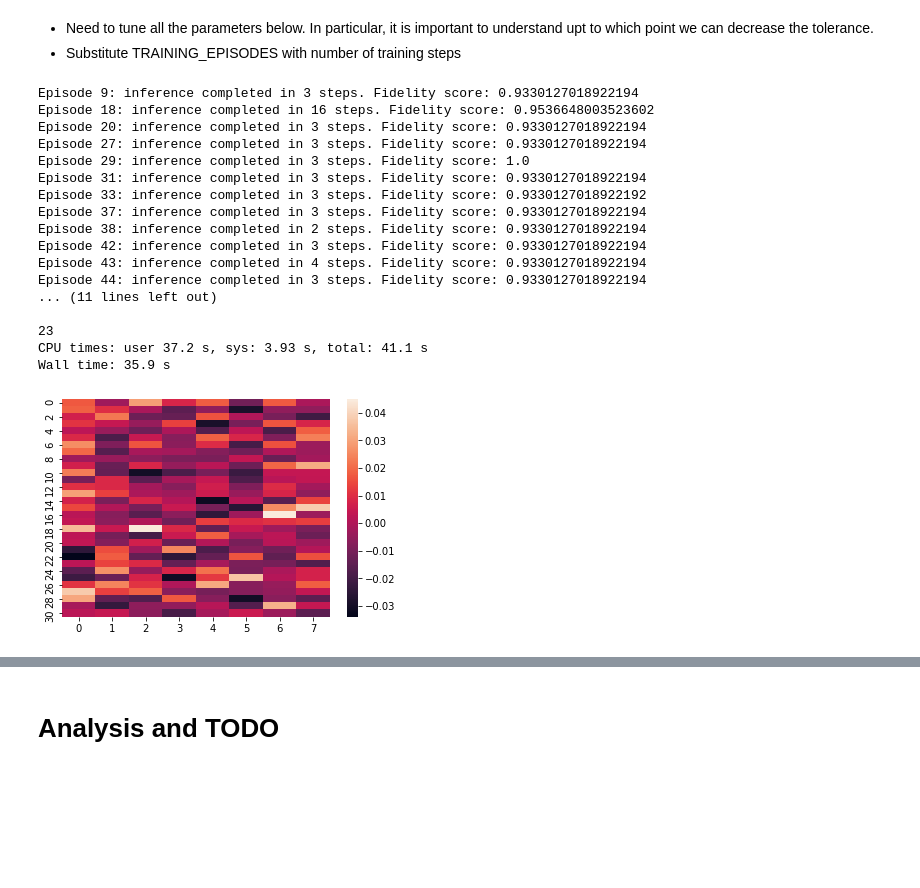
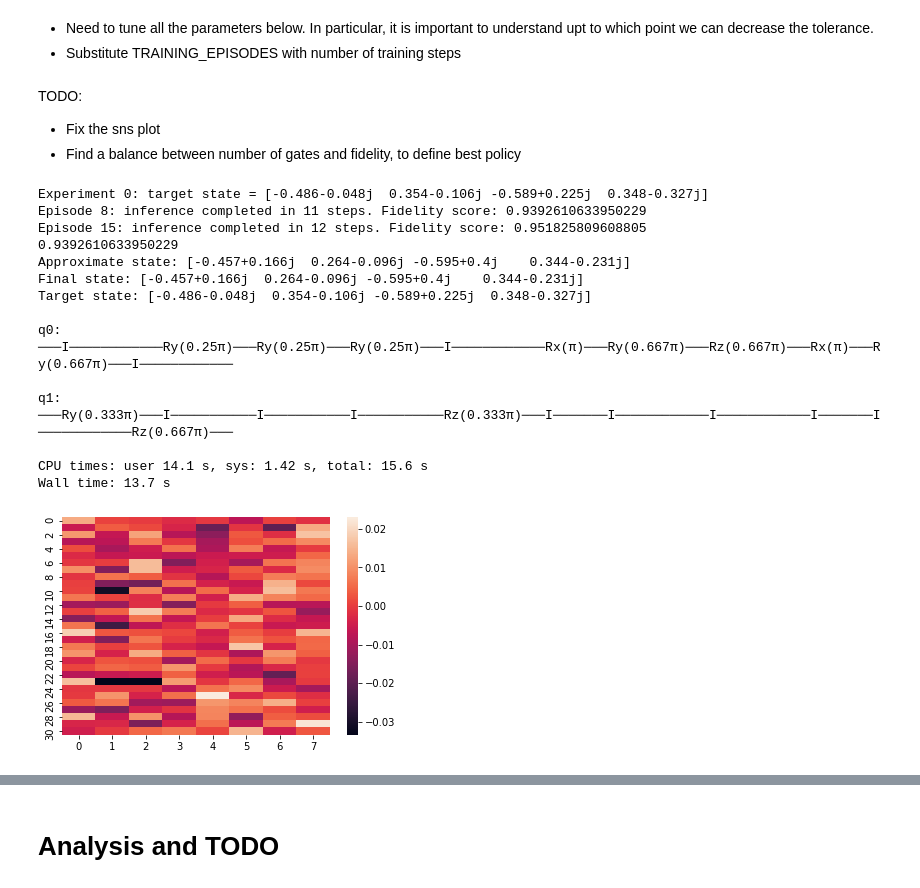
Before and after one commit to francescomontagna/Quantum-Reinforcement-Learning, a Jupyter notebook: QuantumRL.ipynb, the cells around one changed output, grey strips where cells are left out. Saved outputs shown, nothing was run; the diff lists cells and outputs as text; code cells hidden in the pictures; blank space fills up the shorter version.

Commit message:
Implemented systematic experiments. Everything works fine

```diff
--- a/QuantumRL.ipynb
+++ b/QuantumRL.ipynb
@@ -281,7 +281,7 @@ class Gates:
 #### Google Gates
 # %%
 class GoogleGates:
-  def __init__(self, keys):
+  def __init__(self, keys = list()):
     PI = math.pi
     self._keys = keys
     self._gates = [
@@ -318,7 +318,9 @@ class GoogleGates:
                   (cirq.I, cirq.rz(PI/4))
     ]
 
-    assert len(self._gates) == len(self._keys), f"Expected number of keys equals ot number of gates, instead got {(len(self._gates), len(self._keys))}"
+
+  def num_gates(self):
+    return len(self._gates)
 # %% [markdown]
 # RL Setup
 # %% [markdown]
@@ -559,7 +575,14 @@ class Experiment:
     action = self._agent._action
     while not terminal:
       reward, discount, next_s, terminal = self._env.step(action)
+
+      # Problem here: this action is taken randomly wrt to start state.
+      # This action taken randomly propagates to next inference step.
+      # Instead, I would like the first inference step to be take greedily.
+      # Add a reset step below, to take action greedily
       action = self._agent.step(reward, discount, next_s)
+
+    self._agent.reset()
 
 
   def run_inference(self, episode):
@@ -656,35 +730,50 @@ def compare_circuits(circuit_gates, final_state, target_state):
 - Substitute TRAINING_EPISODES with number of training steps
 # %%
 TOLERANCE = 0.1
-TRAINING_EPISODES = 100
+TRAINING_EPISODES = 50
 STEP_SIZE = 0.0001
 NUM_OFFLINE_UPDATES = 0 # Better remove it, I guess, we'll see
+NUM_EXPERIMENTS = 1
+# %% [markdown]
+TODO:
+- Fix the sns plot
+- Find a balance between number of gates and fidelity, to define best policy
 # %%
 %%time
-start = [1, 0, 0, 0]
-target = [0.5, 0.5, 0.5, 0.5]
-experiment = Experiment(start, target, TOLERANCE, TRAINING_EPISODES, STEP_SIZE, NUM_OFFLINE_UPDATES)
-gates_sequences, terminal_states = experiment.run_experiment()
-len_sequences = list(map(lambda x: len(x), gates_sequences))
-print()
-print(experiment._successes)
-sns.heatmap(experiment._agent._W)
+
+for i in range(NUM_EXPERIMENTS):
+  start = [1, 0, 0, 0]
+  target = get_quantum_state(TOLERANCE)
+
+  print(f"Experiment {i}: target state = {np.around(target, 3)}")
+
+  experiment = Experiment(start, target, TOLERANCE, TRAINING_EPISODES, STEP_SIZE, NUM_OFFLINE_UPDATES)
+  gates_sequences, terminal_states = experiment.run_experiment()
+  len_sequences = list(map(lambda x: len(x), gates_sequences))
+  sns.heatmap(experiment._agent._W)
+
+  idx = np.argmin(list(map(lambda x: len(x), gates_sequences)))
+  circuit_gates = gates_sequences[idx]
+  terminal_state = terminal_states[idx]
+  target_state = QuantumState(target)
+
+  print(target_state.fidelity_score(terminal_state))
+
+  compare_circuits(circuit_gates, terminal_state, target_state)
+  print("")
 # %% [output]
-Episode 9: inference completed in 3 steps. Fidelity score: 0.9330127018922194
-Episode 18: inference completed in 16 steps. Fidelity score: 0.9536648003523602
-Episode 20: inference completed in 3 steps. Fidelity score: 0.9330127018922194
-Episode 27: inference completed in 3 steps. Fidelity score: 0.9330127018922194
-Episode 29: inference completed in 3 steps. Fidelity score: 1.0
-Episode 31: inference completed in 3 steps. Fidelity score: 0.9330127018922194
-Episode 33: inference completed in 3 steps. Fidelity score: 0.9330127018922192
-Episode 37: inference completed in 3 steps. Fidelity score: 0.9330127018922194
-Episode 38: inference completed in 2 steps. Fidelity score: 0.9330127018922194
-Episode 42: inference completed in 3 steps. Fidelity score: 0.9330127018922194
-Episode 43: inference completed in 4 steps. Fidelity score: 0.9330127018922194
-Episode 44: inference completed in 3 steps. Fidelity score: 0.9330127018922194
-... (11 lines left out)
+Experiment 0: target state = [-0.486-0.048j  0.354-0.106j -0.589+0.225j  0.348-0.327j]
+Episode 8: inference completed in 11 steps. Fidelity score: 0.9392610633950229
+Episode 15: inference completed in 12 steps. Fidelity score: 0.951825809608805
+0.9392610633950229
+Approximate state: [-0.457+0.166j  0.264-0.096j -0.595+0.4j    0.344-0.231j]
+Final state: [-0.457+0.166j  0.264-0.096j -0.595+0.4j    0.344-0.231j]
+Target state: [-0.486-0.048j  0.354-0.106j -0.589+0.225j  0.348-0.327j]
 
-23
-CPU times: user 37.2 s, sys: 3.93 s, total: 41.1 s
-Wall time: 35.9 s
+q0: ───I────────────Ry(0.25π)───Ry(0.25π)───Ry(0.25π)───I────────────Rx(π)───Ry(0.667π)───Rz(0.667π)───Rx(π)───Ry(0.667π)───I────────────
+
+q1: ───Ry(0.333π)───I───────────I───────────I───────────Rz(0.333π)───I───────I────────────I────────────I───────I────────────Rz(0.667π)───
+
+CPU times: user 14.1 s, sys: 1.42 s, total: 15.6 s
+Wall time: 13.7 s
-[figure, old version]
+[figure, new version]
```
Also changed, not shown: parts of 5 cells of this notebook.
